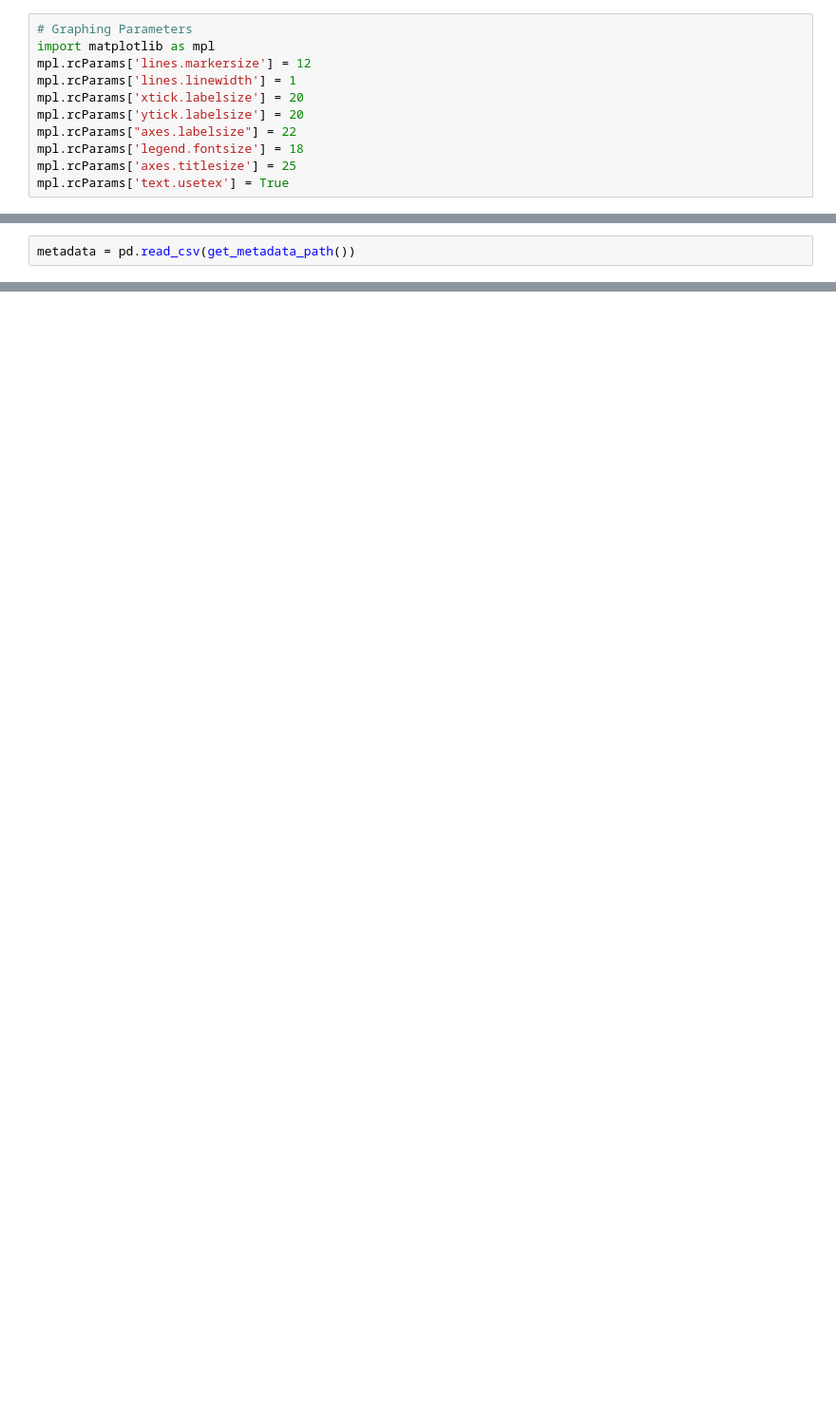
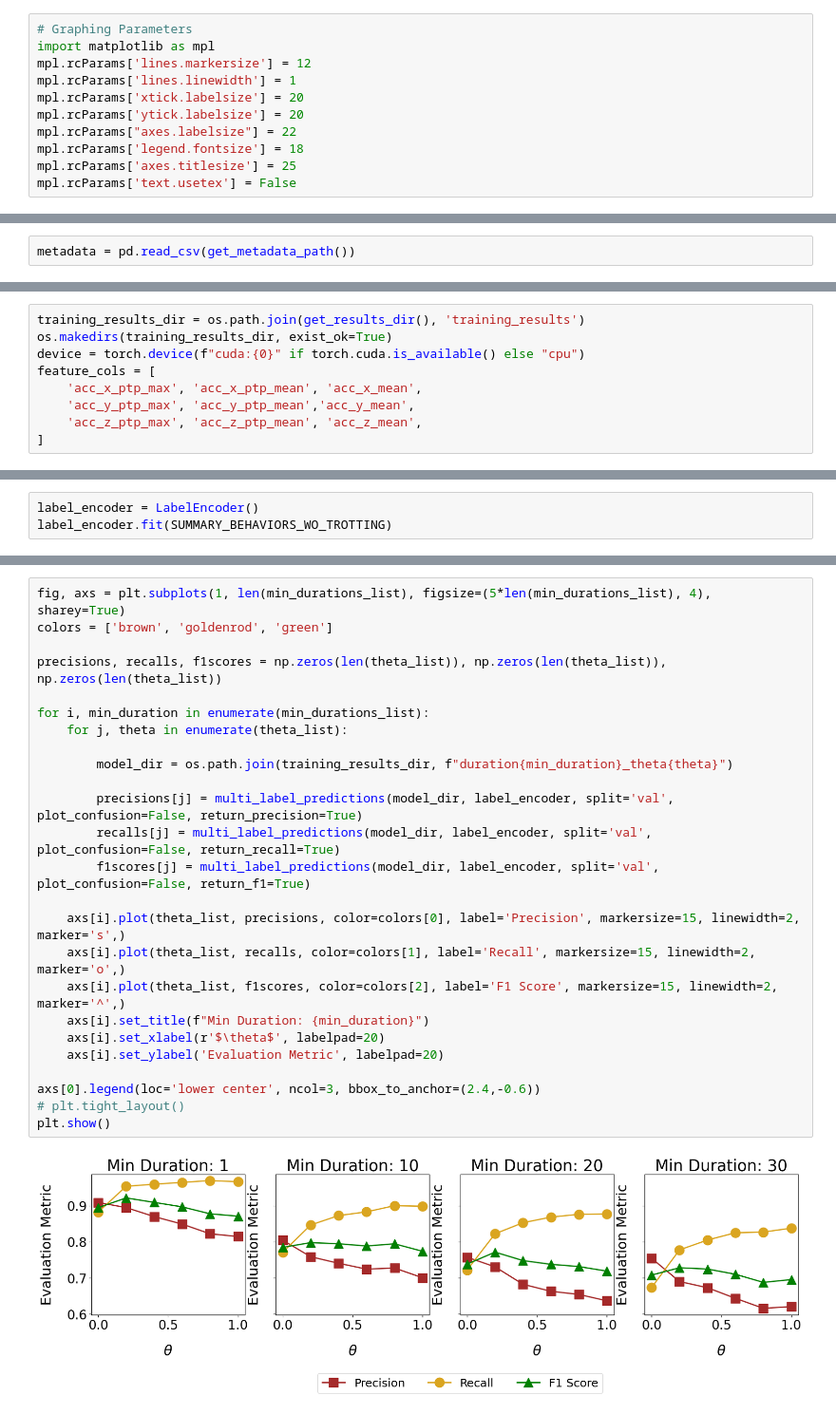
Before and after one commit to medhaaga/BotswanaML, a Jupyter notebook: notebooks/summary_data_predictions.ipynb, the cells around one changed output, grey strips where cells are left out. Shown: that part at 95% size. Cells and saved outputs as stored; diff of their text form; blank space fills up the shorter version.

```diff
--- a/notebooks/summary_data_predictions.ipynb
+++ b/notebooks/summary_data_predictions.ipynb
@@ -64,7 +62,7 @@ mpl.rcParams['ytick.labelsize'] = 20
 mpl.rcParams["axes.labelsize"] = 22
 mpl.rcParams['legend.fontsize'] = 18
 mpl.rcParams['axes.titlesize'] = 25
-mpl.rcParams['text.usetex'] = True
+mpl.rcParams['text.usetex'] = False
 # %%
 # load matched acceleration and label pairs data, metadata, and summary
 
@@ -122,0 +94,9 @@ else:
+# %%
+training_results_dir = os.path.join(get_results_dir(), 'training_results')
+os.makedirs(training_results_dir, exist_ok=True)
+device = torch.device(f"cuda:{0}" if torch.cuda.is_available() else "cpu")
+feature_cols = [
+    'acc_x_ptp_max', 'acc_x_ptp_mean', 'acc_x_mean',
+    'acc_y_ptp_max', 'acc_y_ptp_mean','acc_y_mean',
+    'acc_z_ptp_max', 'acc_z_ptp_mean', 'acc_z_mean',
+]
@@ -122,0 +131,3 @@ else:
+# %%
+label_encoder = LabelEncoder()
+label_encoder.fit(SUMMARY_BEHAVIORS_WO_TROTTING)
@@ -122,0 +218,27 @@ else:
+# %%
+fig, axs = plt.subplots(1, len(min_durations_list), figsize=(5*len(min_durations_list), 4), sharey=True)
+colors = ['brown', 'goldenrod', 'green']
+
+precisions, recalls, f1scores = np.zeros(len(theta_list)), np.zeros(len(theta_list)), np.zeros(len(theta_list))
+
+for i, min_duration in enumerate(min_durations_list):
+    for j, theta in enumerate(theta_list):
+
+        model_dir = os.path.join(training_results_dir, f"duration{min_duration}_theta{theta}")
+
+        precisions[j] = multi_label_predictions(model_dir, label_encoder, split='val', plot_confusion=False, return_precision=True)
+        recalls[j] = multi_label_predictions(model_dir, label_encoder, split='val', plot_confusion=False, return_recall=True)
+        f1scores[j] = multi_label_predictions(model_dir, label_encoder, split='val', plot_confusion=False, return_f1=True)
+
+    axs[i].plot(theta_list, precisions, color=colors[0], label='Precision', markersize=15, linewidth=2, marker='s',)
+    axs[i].plot(theta_list, recalls, color=colors[1], label='Recall', markersize=15, linewidth=2, marker='o',)
+    axs[i].plot(theta_list, f1scores, color=colors[2], label='F1 Score', markersize=15, linewidth=2, marker='^',)
+    axs[i].set_title(f"Min Duration: {min_duration}")
+    axs[i].set_xlabel(r'$\theta$', labelpad=20)
+    axs[i].set_ylabel('Evaluation Metric', labelpad=20)
+
+axs[0].legend(loc='lower center', ncol=3, bbox_to_anchor=(2.4,-0.6))
+# plt.tight_layout()
+plt.show()
+# %% [output]
+[figure, added]
```
Also changed, not shown: parts of 14 cells of this notebook, 5 other files.
